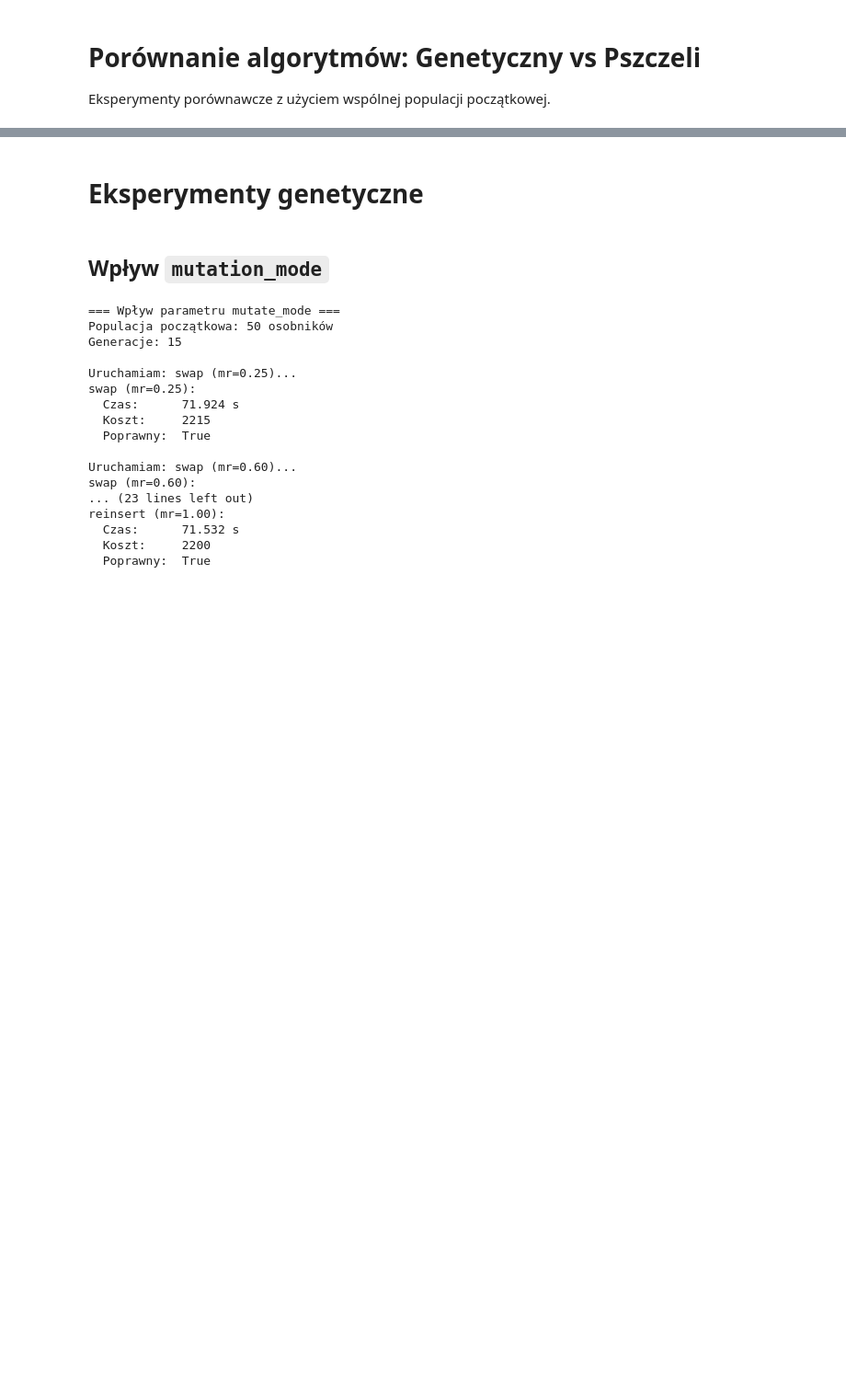
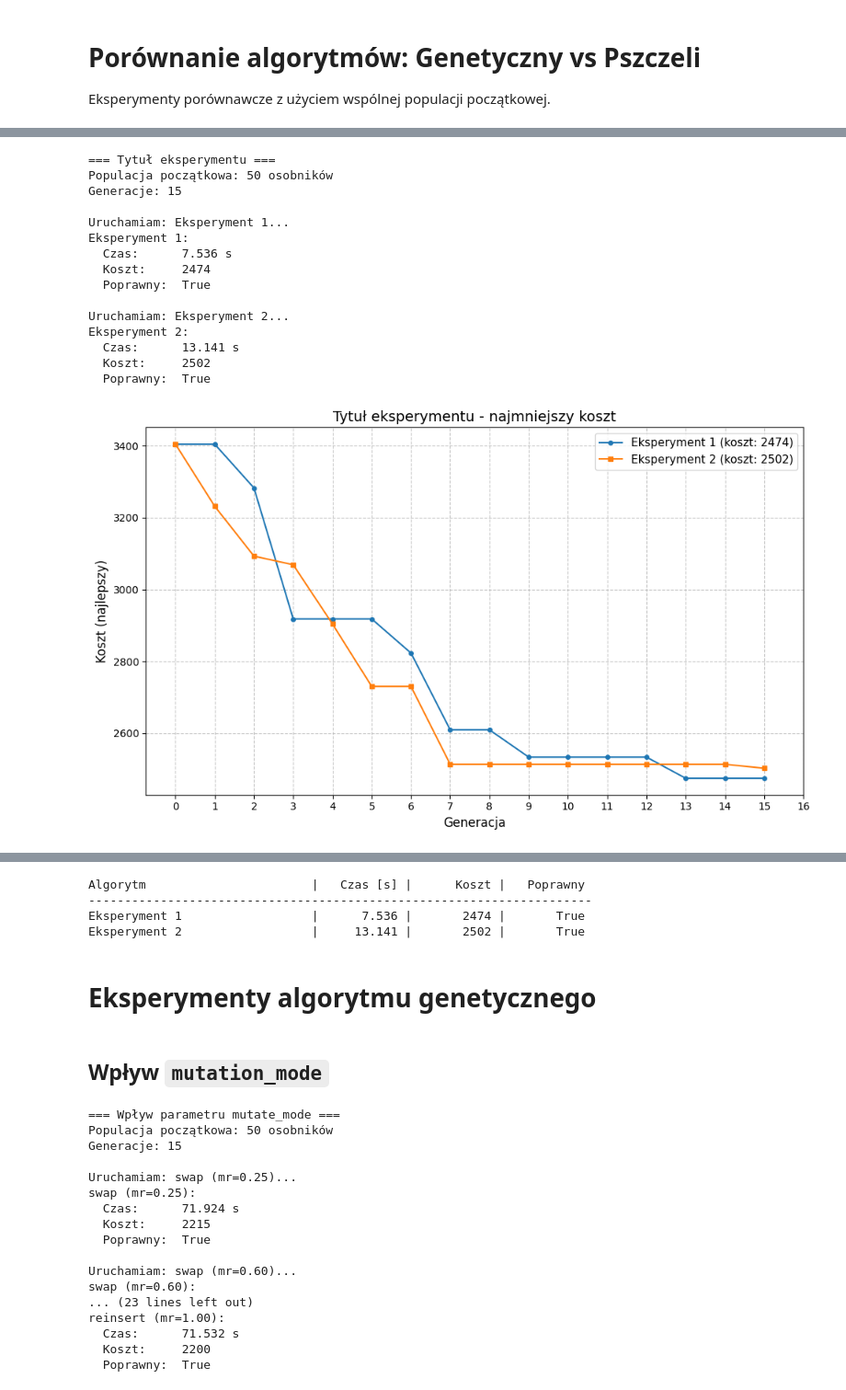
Before and after one commit to Ant-Mas/BO_2026, a Jupyter notebook: experiments.ipynb, the cells around one changed output, grey strips where cells are left out. Shown at 92% size. Saved outputs shown, nothing was run; the diff lists cells and outputs as text; code cells hidden in the pictures; blank space fills up the shorter version.

```diff
--- a/experiments.ipynb
+++ b/experiments.ipynb
@@ -244,3 +248,39 @@ class Experiment:
         print("-" * 70)
         for r in self.results:
             print(f"{r.algorithm_name:<30} | {r.elapsed_time:>10.3f} | {r.final_cost:>10} | {str(r.is_correct):>10}")
+# %%
+exp_name = Experiment(ExperimentConfig(
+name="Tytuł eksperymentu",
+seed=42,
+generations=15,
+population_size=50,
+no_simulations=1, # ile razy należy powtórzyć eksperyment
+adapters=[
+    GeneticAdapter(name="Eksperyment 1", mutation_rate=0.25, mutate_mode="swap",
+                    crossover_mode="keep_splice"),
+    BeeAdapter(name="Eksperyment 2", good_elite_cnt=10, elite_cnt=7,
+                local_elite_cnt=5, local_good_cnt=5),
+    ]
+))
+
+exp_name.run()
+exp_name.plot_best_costs()
+exp_name.plot_avg_costs()
+exp_name.summary_table()
+# %% [output]
+=== Tytuł eksperymentu ===
+Populacja początkowa: 50 osobników
+Generacje: 15
+
+Uruchamiam: Eksperyment 1...
+Eksperyment 1:
+  Czas:      7.536 s
+  Koszt:     2474
+  Poprawny:  True
+
+Uruchamiam: Eksperyment 2...
+Eksperyment 2:
+  Czas:      13.141 s
+  Koszt:     2502
+  Poprawny:  True
+[figure, added]
@@ -247,5 +288,9 @@ class Experiment:
+Algorytm                       |   Czas [s] |      Koszt |   Poprawny
+----------------------------------------------------------------------
+Eksperyment 1                  |      7.536 |       2474 |       True
+Eksperyment 2                  |     13.141 |       2502 |       True
 # %% [markdown]
-# Eksperymenty genetyczne
+# Eksperymenty algorytmu genetycznego
 # %% [markdown]
 ## Wpływ `mutation_mode`
 # %%
```
Also changed, not shown: parts of 10 cells of this notebook, 2 other files.
